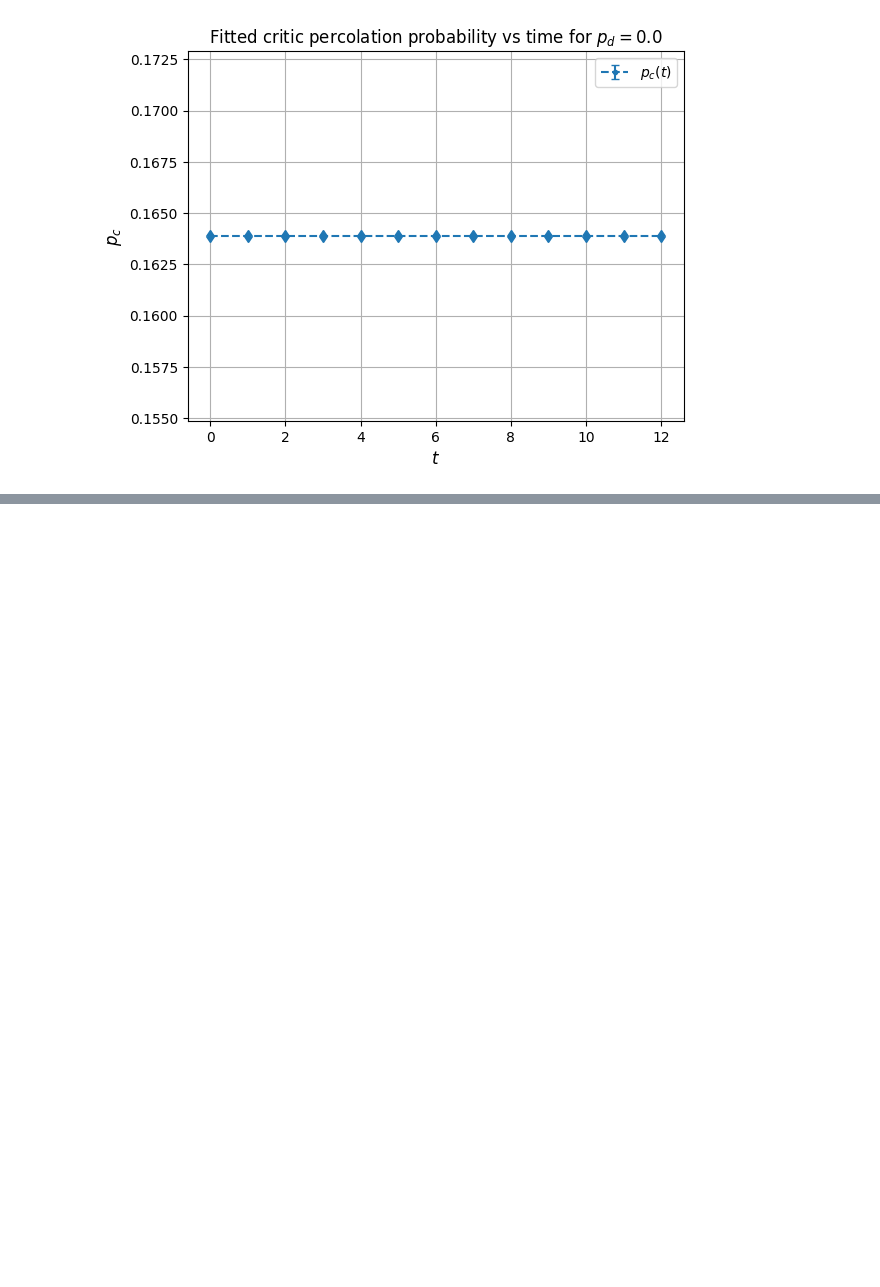
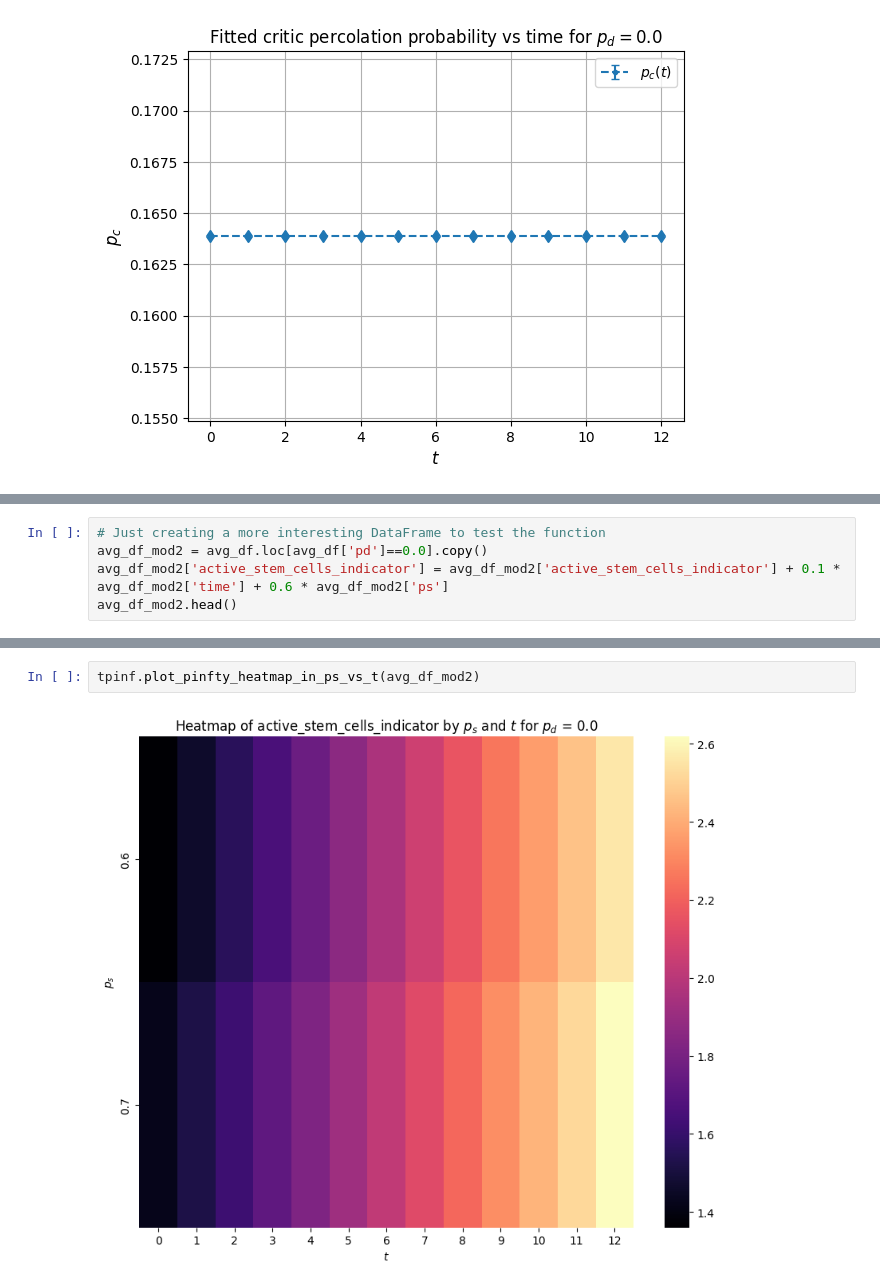
Before and after one commit to JeroFotinos/tumorsphere_culture, a Jupyter notebook: examples/plotting_dev/plotting_examples.ipynb, the cells around one changed output, grey strips where cells are left out. Saved outputs shown, nothing was run; the diff lists cells and outputs as text; blank space fills up the shorter version.

```diff
--- a/examples/plotting_dev/plotting_examples.ipynb
+++ b/examples/plotting_dev/plotting_examples.ipynb
@@ -293,0 +297,5 @@ tpinf.plot_fitted_pc_vs_t(fitted_df_mod, plot_err_bars=True)
+# %%
+# Just creating a more interesting DataFrame to test the function
+avg_df_mod2 = avg_df.loc[avg_df['pd']==0.0].copy()
+avg_df_mod2['active_stem_cells_indicator'] = avg_df_mod2['active_stem_cells_indicator'] + 0.1 * avg_df_mod2['time'] + 0.6 * avg_df_mod2['ps']
+avg_df_mod2.head()
@@ -293,0 +309,4 @@ tpinf.plot_fitted_pc_vs_t(fitted_df_mod, plot_err_bars=True)
+# %%
+tpinf.plot_pinfty_heatmap_in_ps_vs_t(avg_df_mod2)
+# %% [output]
+[figure, added]
```
Also changed, not shown: parts of 3 cells of this notebook, 1 other file.
